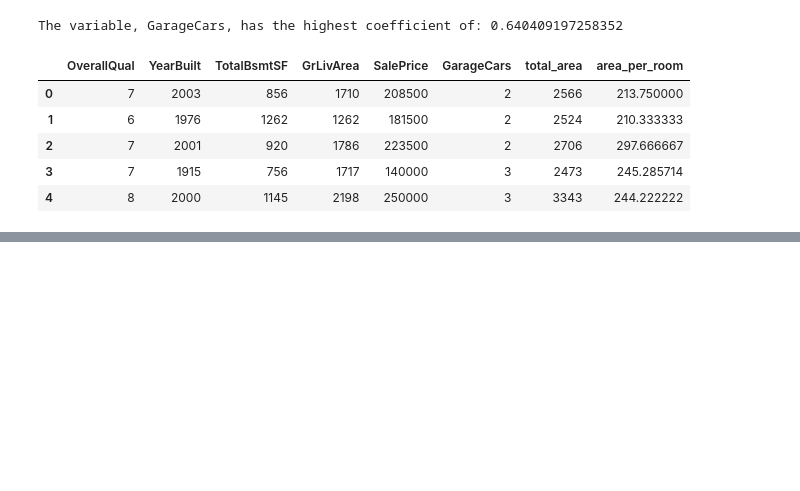
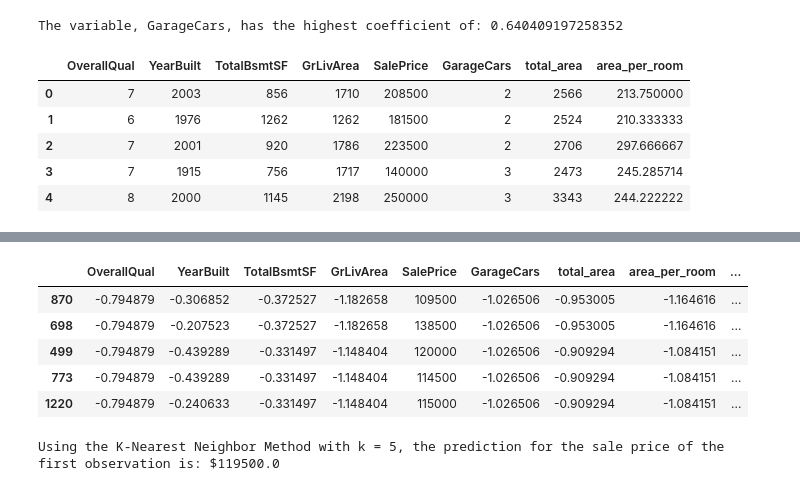
Before and after one commit to esm2000/ds_coursework_python, a Jupyter notebook: cmp_464/housing_project/part2.ipynb, the cells around one changed output, grey strips where cells are left out. Cells and saved outputs as stored; diff of their text form; code cells hidden in the pictures; blank space fills up the shorter version.

Commit message:
use k-nearest neighbor method with k = 5 to make a prediction on testing set

```diff
--- a/cmp_464/housing_project/part2.ipynb
+++ b/cmp_464/housing_project/part2.ipynb
@@ -55,3 +55,21 @@ housing_final.head()
 | 2 | 7 | 2001 | 920 | 1786 | 223500 | 2 | 2706 | 297.666667 |
 | 3 | 7 | 1915 | 756 | 1717 | 140000 | 3 | 2473 | 245.285714 |
 | 4 | 8 | 2000 | 1145 | 2198 | 250000 | 3 | 3343 | 244.222222 |
+# %%
+housing_final_columns = ["OverallQual", "YearBuilt", "TotalBsmtSF", "GrLivArea", "GarageCars", "total_area", "area_per_room"]
+means = []
+stds = []
+
+for column in housing_final_columns:
+    mean = housing_final[column].mean()
+    std = housing_final[column].std()
+
+    means.append(mean)
+    stds.append(std)
+# %%
+count = 0
+
+for column in housing_final_columns:
+    housing_final[column] = (housing_final[column] - means[count])
+    housing_final[column] = housing_final[column] / stds[count]
+    count = count + 1;
@@ -57,0 +140,3 @@ housing_final.head()
+# %%
+housing_final["diff"] = np.sqrt((housing_final["OverallQual"] - -0.794879)**2 + (housing_final["YearBuilt"] - -0.339961)**2 + (housing_final["TotalBsmtSF"] - -0.399880)**2 + (housing_final["GrLivArea"] - -1.178852)**2 + (housing_final["GarageCars"] - -1.026506)**2 + (housing_final["total_area"] - -0.965146)**2 + (housing_final["area_per_room"] - -1.155675)**2)
+housing_final["diff"].head()
@@ -57,0 +155,18 @@ housing_final.head()
+# %%
+k = 5
+index_knearest = housing_final["diff"].values.argsort()[:k]
+index = housing_final.index[index_knearest]
+data_knearest = housing_final.loc[index, :]
+data_knearest
+# %% [output]
+|  | OverallQual | YearBuilt | TotalBsmtSF | GrLivArea | SalePrice | GarageCars | total_area | area_per_room | ... |
+| 870 | -0.794879 | -0.306852 | -0.372527 | -1.182658 | 109500 | -1.026506 | -0.953005 | -1.164616 | ... |
+| 698 | -0.794879 | -0.207523 | -0.372527 | -1.182658 | 138500 | -1.026506 | -0.953005 | -1.164616 | ... |
+| 499 | -0.794879 | -0.439289 | -0.331497 | -1.148404 | 120000 | -1.026506 | -0.909294 | -1.084151 | ... |
+| 773 | -0.794879 | -0.439289 | -0.331497 | -1.148404 | 114500 | -1.026506 | -0.909294 | -1.084151 | ... |
+| 1220 | -0.794879 | -0.240633 | -0.331497 | -1.148404 | 115000 | -1.026506 | -0.909294 | -1.084151 | ... |
+# %%
+prediction = data_knearest["SalePrice"].mean()
+print("Using the K-Nearest Neighbor Method with k = 5, the prediction for the sale price of the first observation is: $" + str(prediction))
+# %% [output]
+Using the K-Nearest Neighbor Method with k = 5, the prediction for the sale price of the first observation is: $119500.0
```
Also changed, not shown: parts of 9 cells of this notebook.
